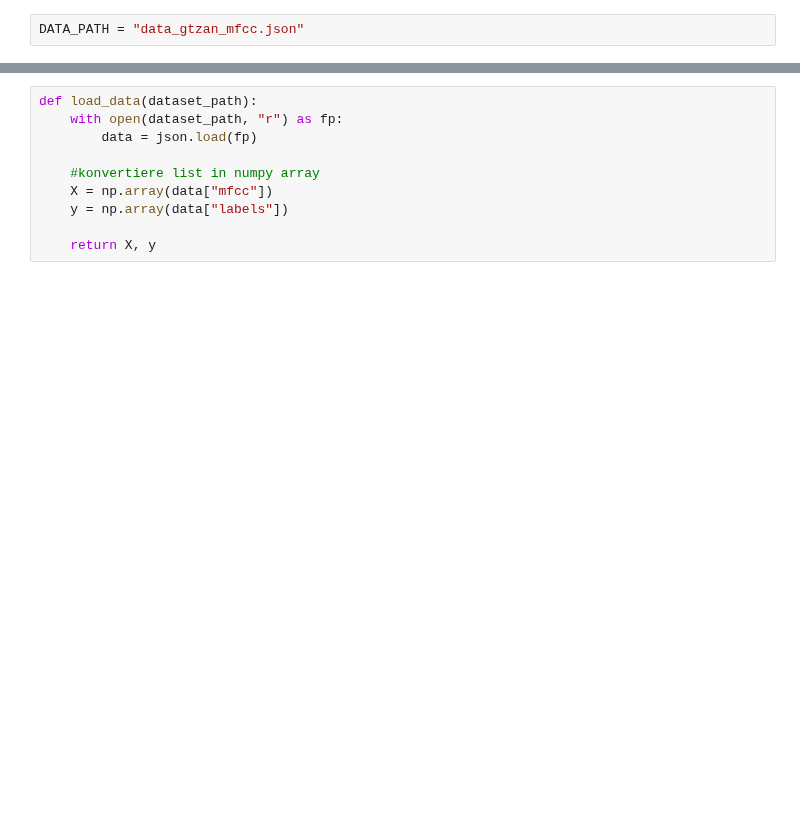
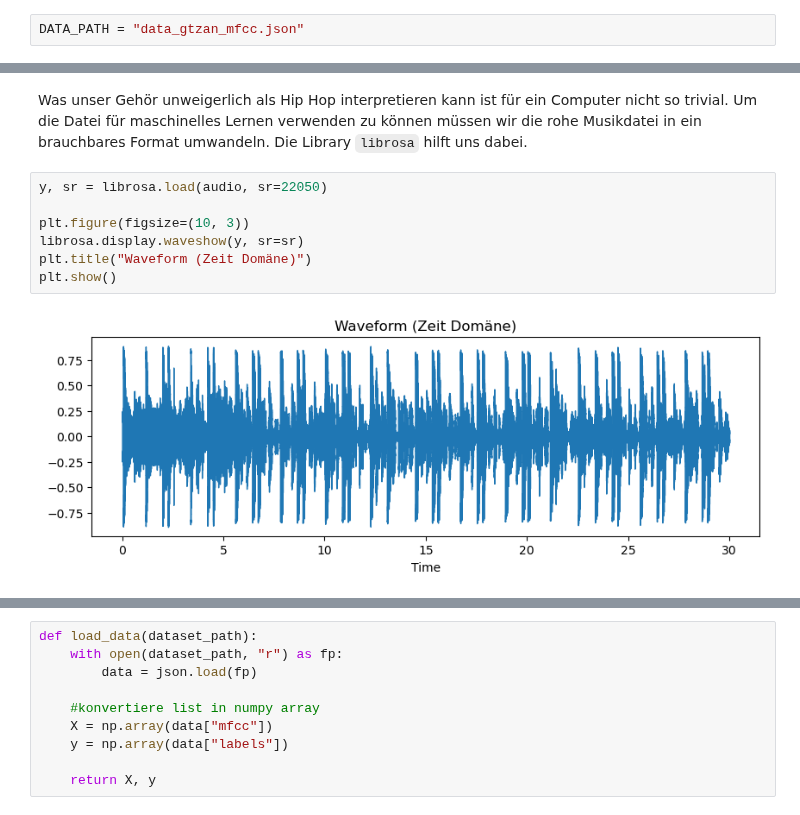
Before and after one commit to Joelito27/EDS_AI_JJ, a Jupyter notebook: Genre_Classification.ipynb, the cells around one changed output, grey strips where cells are left out. Saved outputs shown, nothing was run; the diff lists cells and outputs as text; blank space fills up the shorter version.

```diff
--- a/Genre_Classification.ipynb
+++ b/Genre_Classification.ipynb
@@ -19,0 +44,11 @@ DATA_PATH = "data_gtzan_mfcc.json"
+# %% [markdown]
+Was unser Gehör unweigerlich als Hip Hop interpretieren kann ist für ein Computer nicht so trivial. Um die Datei für maschinelles Lernen verwenden zu können müssen wir die rohe Musikdatei in ein brauchbares Format umwandeln. Die Library <code>librosa</code> hilft uns dabei.
+# %%
+y, sr = librosa.load(audio, sr=22050)
+
+plt.figure(figsize=(10, 3))
+librosa.display.waveshow(y, sr=sr)
+plt.title("Waveform (Zeit Domäne)")
+plt.show()
+# %% [output]
+[figure, added]
```
Also changed, not shown: parts of 53 cells of this notebook, 2 other files.
